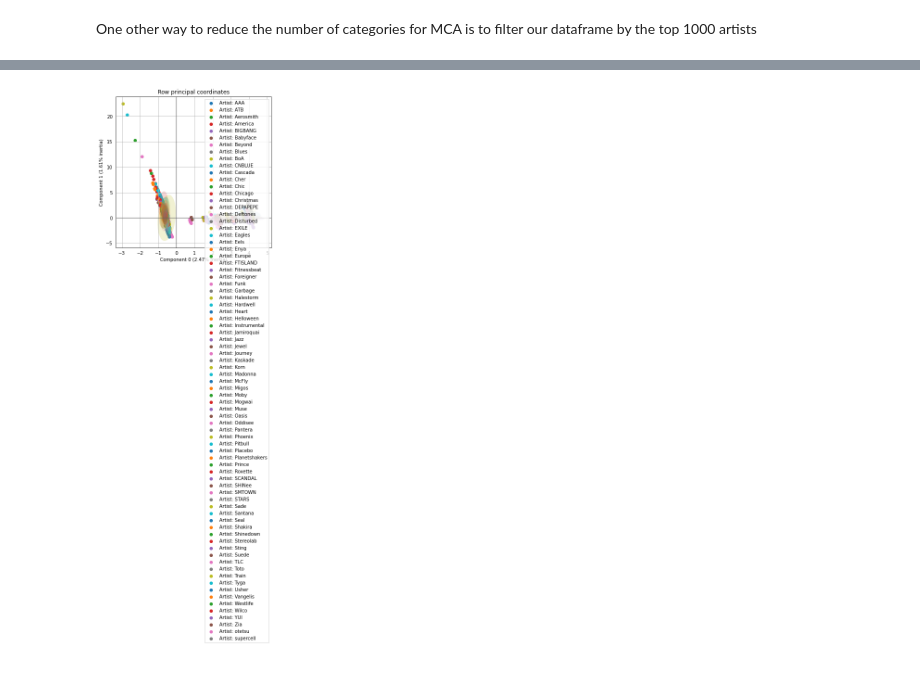
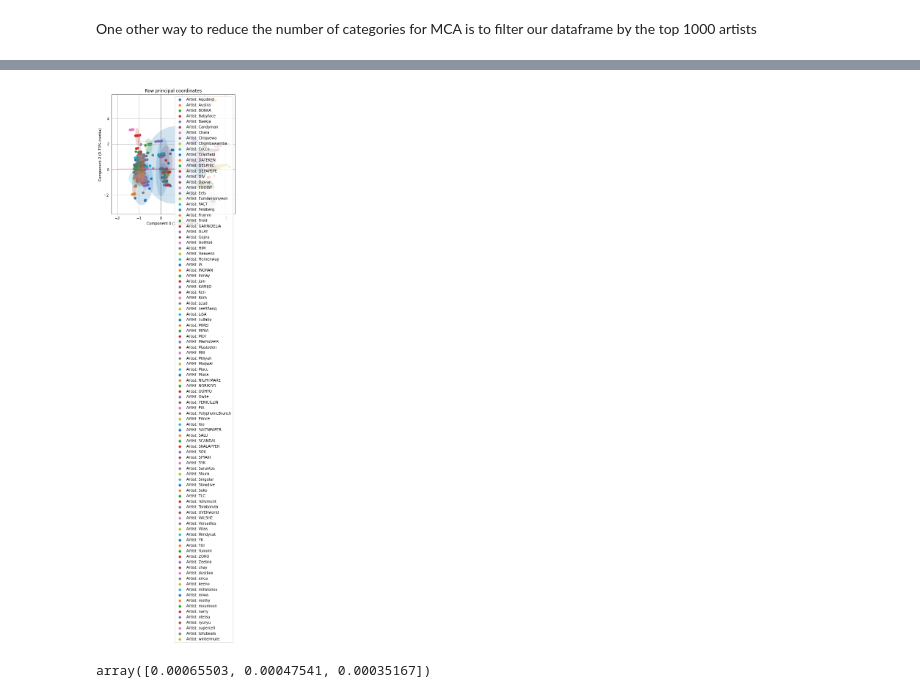
Before and after one commit to mycicle/ma544, a Jupyter notebook: assignments/final_project/src/WSDM_Analysis.ipynb, the cells around one changed output, grey strips where cells are left out. Drawn from its saved outputs; the diff is of its cells as text; code cells hidden in the pictures.

```diff
--- a/assignments/final_project/src/WSDM_Analysis.ipynb
+++ b/assignments/final_project/src/WSDM_Analysis.ipynb
@@ -157,6 +157,7 @@ raw["lyricist"] = datasets["songs"]["lyricist"]
 raw["genre_id"] = datasets["songs"]["genre_ids"]
 raw["language"] = datasets["songs"]["language"]
 raw["song_length"] = datasets["songs"]["song_length"]
+raw["song_id"] = datasets["songs"]["song_id"]
 # %%
 raw
 # %% [output]
@@ -183,7 +184,7 @@ def only_numbers(tested_string):
     match = re.match("^[0-9]*$", str(tested_string))
     return match is not None
 # %%
-raw['artist_name'] = raw[raw['artist_name'].apply(only_letters)]
-raw['lyricist'] = raw[raw['lyricist'].apply(only_letters)]
-raw['composer'] = raw[raw['composer'].apply(only_letters)]
-raw['genre_id'] = raw[raw['genre_id'].apply(only_numbers)]
+raw['artist_name'] = raw[raw['artist_name'].apply(only_letters)]['artist_name']
+raw['lyricist'] = raw[raw['lyricist'].apply(only_letters)]['lyricist']
+raw['composer'] = raw[raw['composer'].apply(only_letters)]['composer']
+raw['genre_id'] = raw[raw['genre_id'].apply(only_numbers)]['genre_id']
@@ -214,10 +231,10 @@ raw = raw[raw.language != -1]
 # %% [markdown]
 One other way to reduce the number of categories for MCA is to filter our dataframe by the top 1000 artists
 # %%
-num_artists=80
-num_composers=200
-num_lyricists=200
-num_genres=200
+num_artists=100
+num_composers=500
+num_lyricists=500
+num_genres=500
 num_languages=3
 # %%
 raw
@@ -331,5 +354,5 @@ famd = prince.FAMD(
     engine='auto',
     random_state=42
 )
-famd = famd.fit(raw.drop('artist_name', axis='columns'))
+famd = famd.fit(raw.drop(['artist_name', 'song_id'], axis='columns'))
 # %%
@@ -342,16 +374,20 @@ dtype: int64
 # %%
 ax = famd.plot_row_coordinates(
     X = raw,
     ax=None,
     figsize=(6,6),
     x_component=0,
-    y_component=1,
+    y_component=2,
     color_labels=["Artist: {}".format(t) for t in raw["artist_name"]],
     ellipse_outline=False,
     ellipse_fill=True,
     show_points=True
 )
 # %% [output]
-[figure, old version]
+[figure, new version]
 # %%
 ax.get_figure().savefig('famd_row_coordinates.svg')
+# %%
+famd.eigenvalues_
+# %% [output]
+array([0.00065503, 0.00047541, 0.00035167])
```
Also changed, not shown: parts of 21 cells of this notebook.
